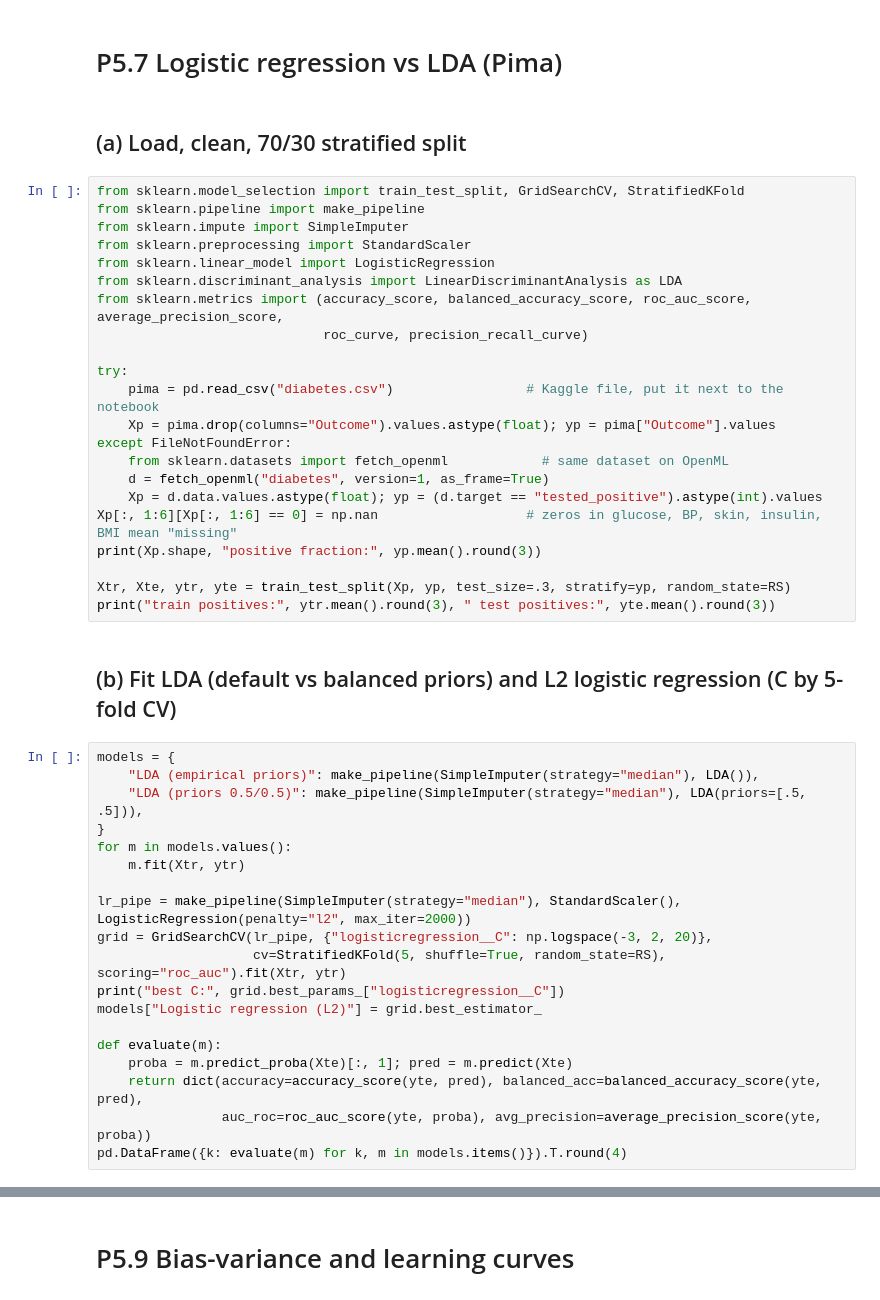
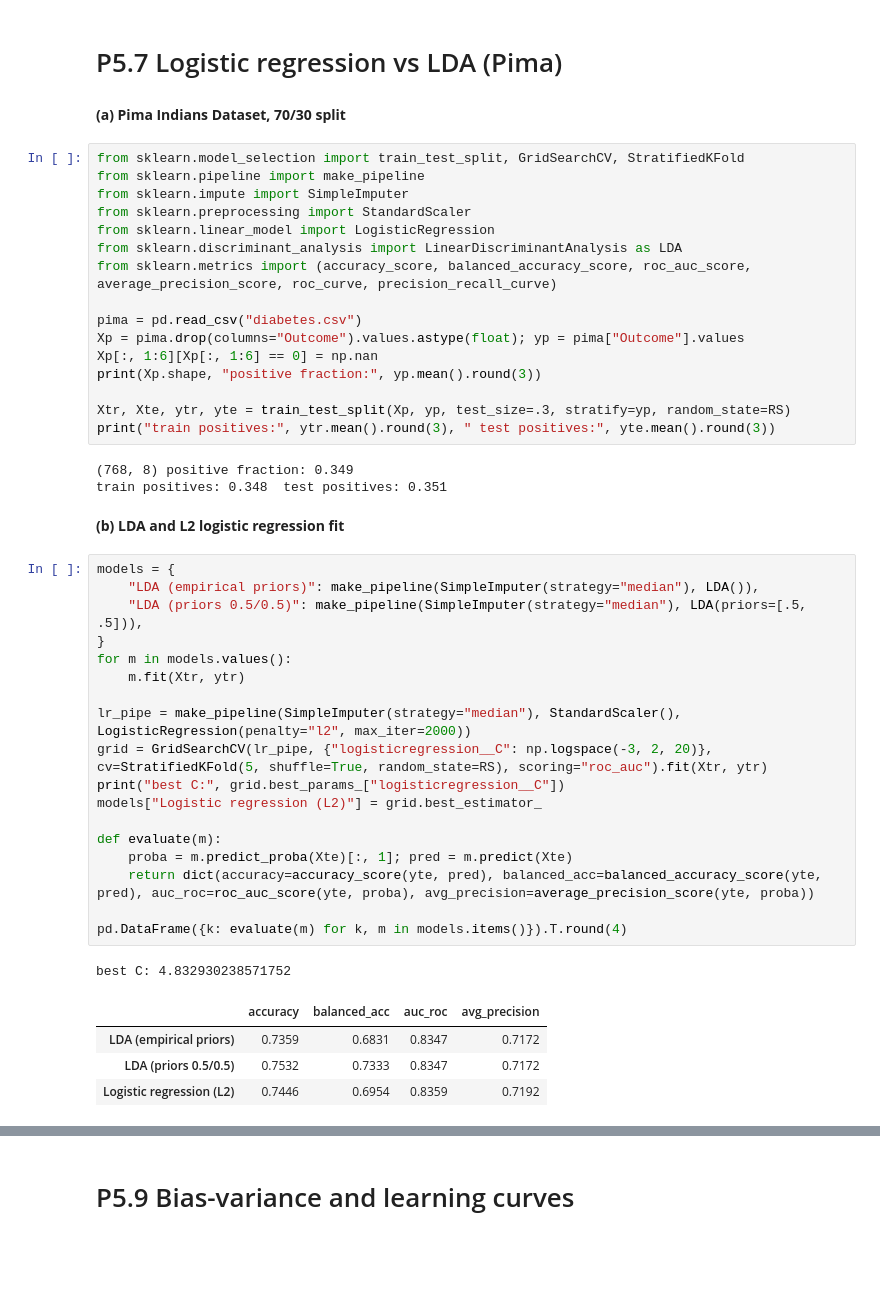
Before and after one commit to scopellirivase/EECE5644, a Jupyter notebook: Homework05/Assignment05.ipynb, the cells around one changed output, grey strips where cells are left out. Saved outputs shown, nothing was run; the diff lists cells and outputs as text; blank space fills up the shorter version.

```diff
--- a/Homework05/Assignment05.ipynb
+++ b/Homework05/Assignment05.ipynb
@@ -385,7 +406,7 @@ tab.round(4)
 # %% [markdown]
 # P5.7 Logistic regression vs LDA (Pima)
 # %% [markdown]
-## (a) Load, clean, 70/30 stratified split
+**(a) Pima Indians Dataset, 70/30 split**
 # %%
 from sklearn.model_selection import train_test_split, GridSearchCV, StratifiedKFold
 from sklearn.pipeline import make_pipeline
@@ -393,40 +414,42 @@ from sklearn.impute import SimpleImputer
 from sklearn.preprocessing import StandardScaler
 from sklearn.linear_model import LogisticRegression
 from sklearn.discriminant_analysis import LinearDiscriminantAnalysis as LDA
-from sklearn.metrics import (accuracy_score, balanced_accuracy_score, roc_auc_score, average_precision_score,
-                             roc_curve, precision_recall_curve)
+from sklearn.metrics import (accuracy_score, balanced_accuracy_score, roc_auc_score, average_precision_score, roc_curve, precision_recall_curve)
 
-try:
-    pima = pd.read_csv("diabetes.csv")                 # Kaggle file, put it next to the notebook
-    Xp = pima.drop(columns="Outcome").values.astype(float); yp = pima["Outcome"].values
-except FileNotFoundError:
-    from sklearn.datasets import fetch_openml            # same dataset on OpenML
-    d = fetch_openml("diabetes", version=1, as_frame=True)
-    Xp = d.data.values.astype(float); yp = (d.target == "tested_positive").astype(int).values
-Xp[:, 1:6][Xp[:, 1:6] == 0] = np.nan                   # zeros in glucose, BP, skin, insulin, BMI mean "missing"
+pima = pd.read_csv("diabetes.csv")
+Xp = pima.drop(columns="Outcome").values.astype(float); yp = pima["Outcome"].values
+Xp[:, 1:6][Xp[:, 1:6] == 0] = np.nan
 print(Xp.shape, "positive fraction:", yp.mean().round(3))
 
 Xtr, Xte, ytr, yte = train_test_split(Xp, yp, test_size=.3, stratify=yp, random_state=RS)
 print("train positives:", ytr.mean().round(3), " test positives:", yte.mean().round(3))
+# %% [output]
+(768, 8) positive fraction: 0.349
+train positives: 0.348  test positives: 0.351
 # %% [markdown]
-## (b) Fit LDA (default vs balanced priors) and L2 logistic regression (C by 5-fold CV)
+**(b) LDA and L2 logistic regression fit**
 # %%
 models = {
     "LDA (empirical priors)": make_pipeline(SimpleImputer(strategy="median"), LDA()),
     "LDA (priors 0.5/0.5)": make_pipeline(SimpleImputer(strategy="median"), LDA(priors=[.5, .5])),
 }
 for m in models.values():
     m.fit(Xtr, ytr)
 
 lr_pipe = make_pipeline(SimpleImputer(strategy="median"), StandardScaler(), LogisticRegression(penalty="l2", max_iter=2000))
-grid = GridSearchCV(lr_pipe, {"logisticregression__C": np.logspace(-3, 2, 20)},
-                    cv=StratifiedKFold(5, shuffle=True, random_state=RS), scoring="roc_auc").fit(Xtr, ytr)
+grid = GridSearchCV(lr_pipe, {"logisticregression__C": np.logspace(-3, 2, 20)}, cv=StratifiedKFold(5, shuffle=True, random_state=RS), scoring="roc_auc").fit(Xtr, ytr)
 print("best C:", grid.best_params_["logisticregression__C"])
 models["Logistic regression (L2)"] = grid.best_estimator_
 
 def evaluate(m):
     proba = m.predict_proba(Xte)[:, 1]; pred = m.predict(Xte)
-    return dict(accuracy=accuracy_score(yte, pred), balanced_acc=balanced_accuracy_score(yte, pred),
-                auc_roc=roc_auc_score(yte, proba), avg_precision=average_precision_score(yte, proba))
+    return dict(accuracy=accuracy_score(yte, pred), balanced_acc=balanced_accuracy_score(yte, pred), auc_roc=roc_auc_score(yte, proba), avg_precision=average_precision_score(yte, proba))
+
 pd.DataFrame({k: evaluate(m) for k, m in models.items()}).T.round(4)
+# %% [output]
+best C: 4.832930238571752
+|  | accuracy | balanced_acc | auc_roc | avg_precision |
+| LDA (empirical priors) | 0.7359 | 0.6831 | 0.8347 | 0.7172 |
+| LDA (priors 0.5/0.5) | 0.7532 | 0.7333 | 0.8347 | 0.7172 |
+| Logistic regression (L2) | 0.7446 | 0.6954 | 0.8359 | 0.7192 |
 # %% [markdown]
```
Also changed, not shown: parts of 39 cells of this notebook, 2 other files.
